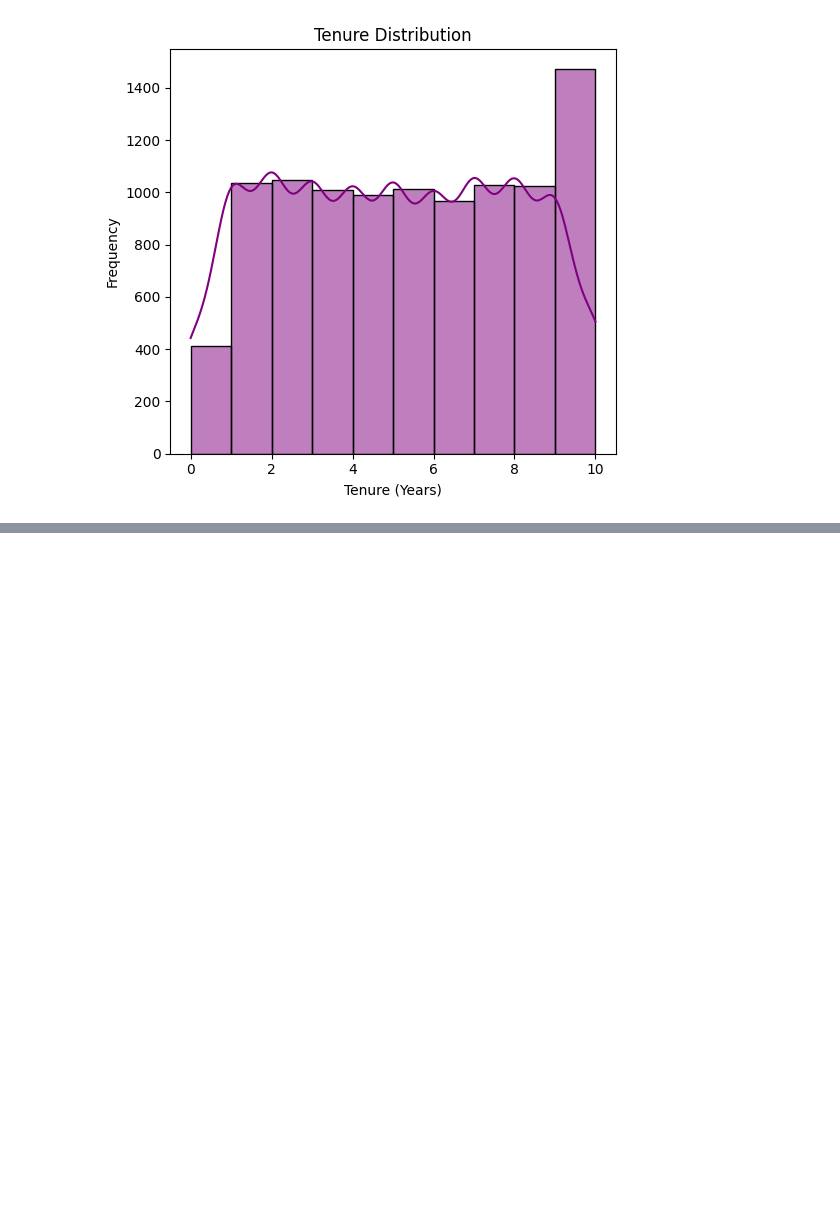
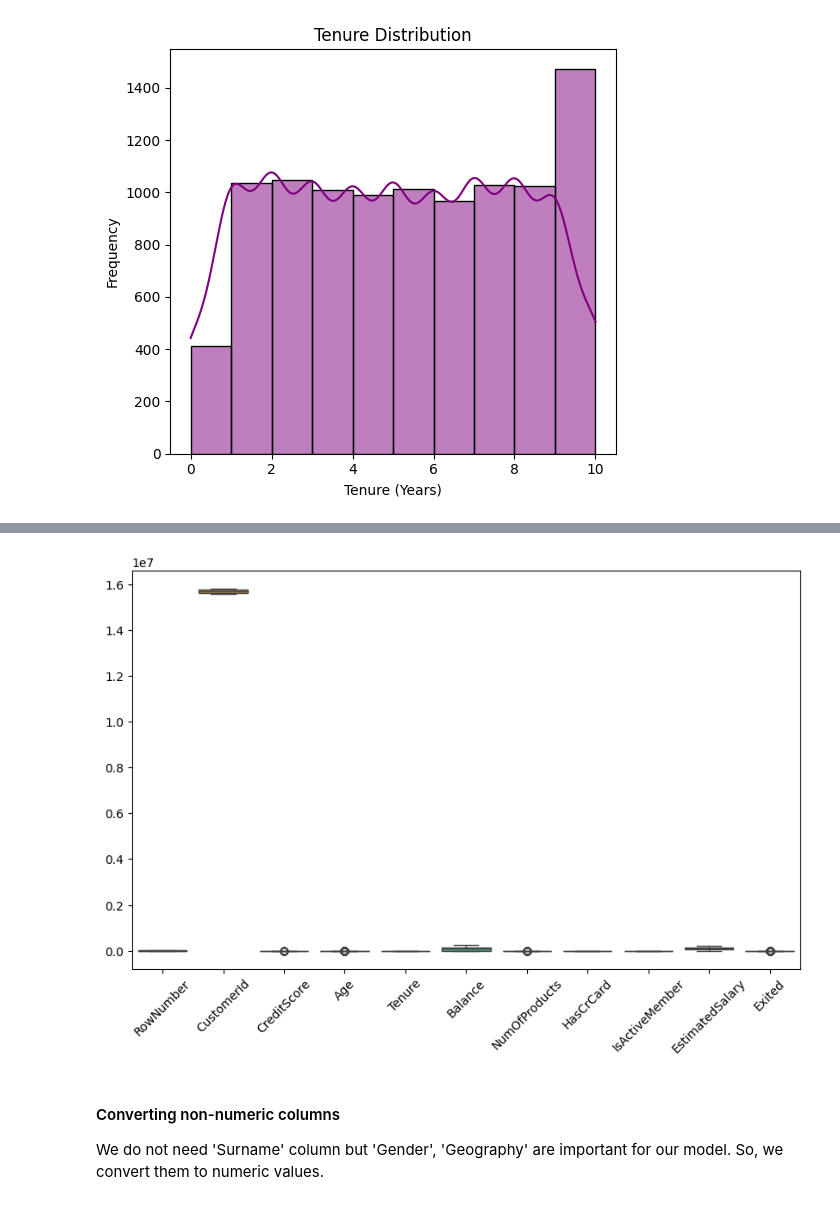
Before and after one commit to ghsaberr/customer-churn-prediction, a Jupyter notebook: customer-churn-prediction.ipynb, the cells around one changed output, grey strips where cells are left out. Saved outputs shown, nothing was run; the diff lists cells and outputs as text; code cells hidden in the pictures; blank space fills up the shorter version.

Commit message:
Numerical

```diff
--- a/customer-churn-prediction.ipynb
+++ b/customer-churn-prediction.ipynb
@@ -278,0 +289,10 @@ plt.show()
+# %%
+plt.figure(figsize=(10, 6))
+sns.boxplot(data=df.select_dtypes(include=['number']))
+plt.xticks(rotation=45)
+plt.show()
+# %% [output]
+[figure, added]
+# %% [markdown]
+#### Converting non-numeric columns
+We do not need 'Surname' column but 'Gender', 'Geography' are important for our model. So, we convert them to numeric values.
```
Also changed, not shown: parts of 3 cells of this notebook, 1 other file.
